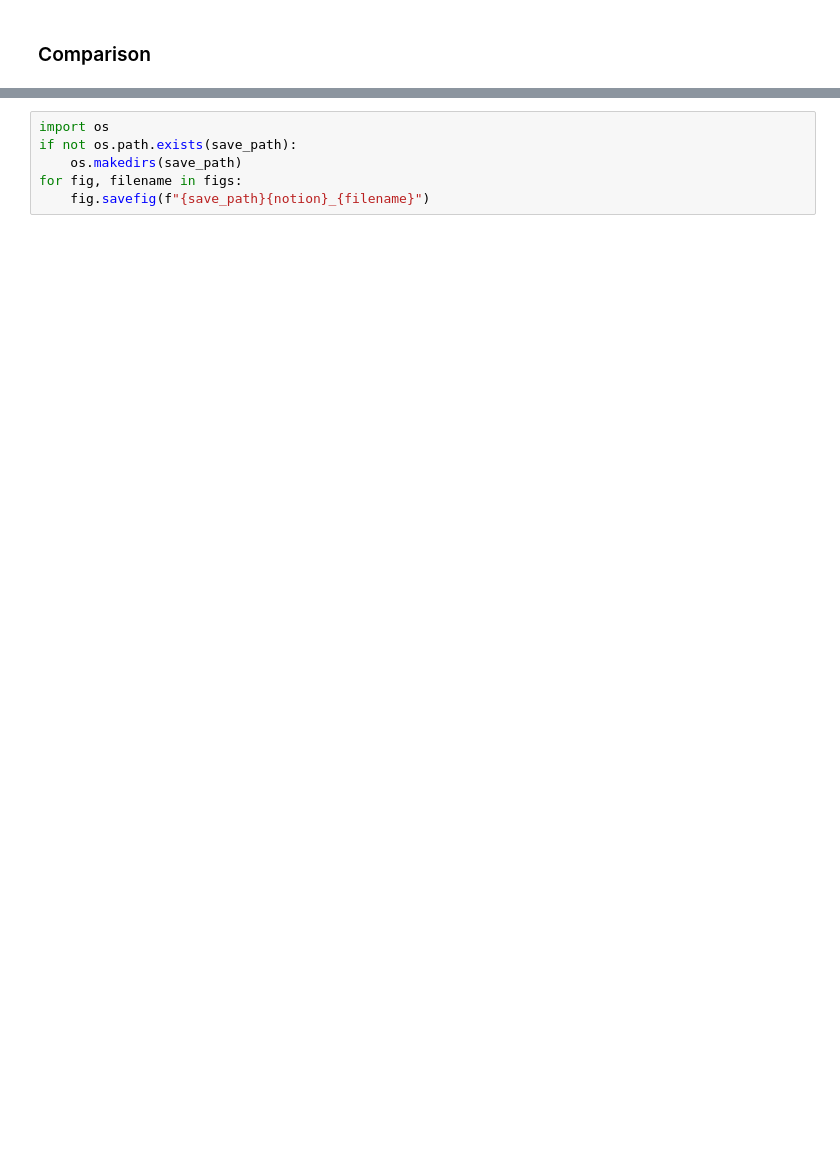
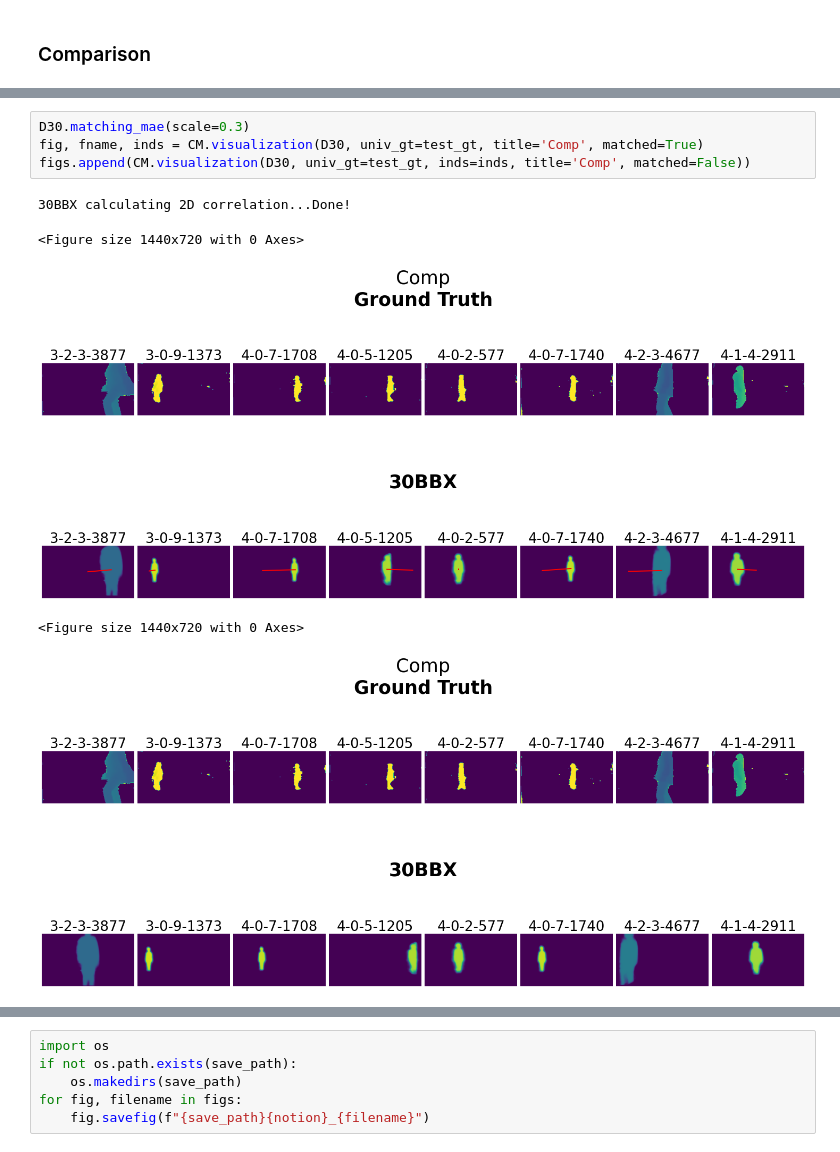
Before and after one commit to MilkywayCocktail/Models, a Jupyter notebook: BenchmarksV07C2.ipynb, the cells around one changed output, grey strips where cells are left out. Saved outputs shown, nothing was run; the diff lists cells and outputs as text; blank space fills up the shorter version.

```diff
--- a/BenchmarksV07C2.ipynb
+++ b/BenchmarksV07C2.ipynb
@@ -70,0 +63,10 @@ figs.append(F30.plot_example())
+# %%
+D30.matching_mae(scale=0.3)
+fig, fname, inds = CM.visualization(D30, univ_gt=test_gt, title='Comp', matched=True)
+figs.append(CM.visualization(D30, univ_gt=test_gt, inds=inds, title='Comp', matched=False))
+# %% [output]
+30BBX calculating 2D correlation...Done!
+<Figure size 1440x720 with 0 Axes>
+[figure, added]
+<Figure size 1440x720 with 0 Axes>
+[figure, added]
```
Also changed, not shown: parts of 27 cells of this notebook, 5 other files.
